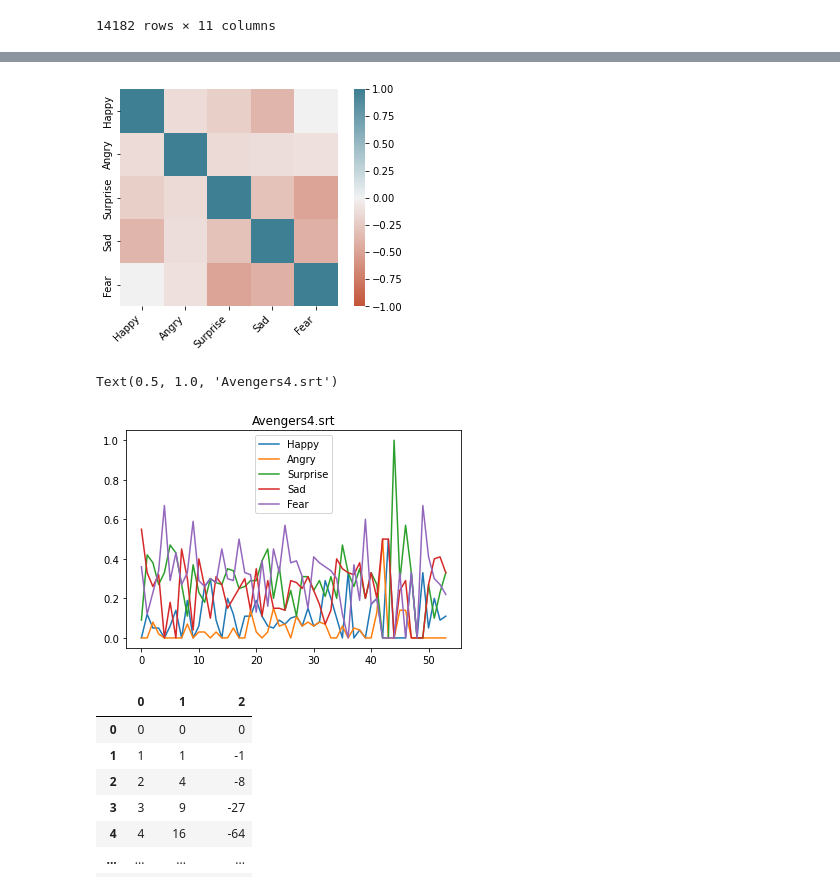
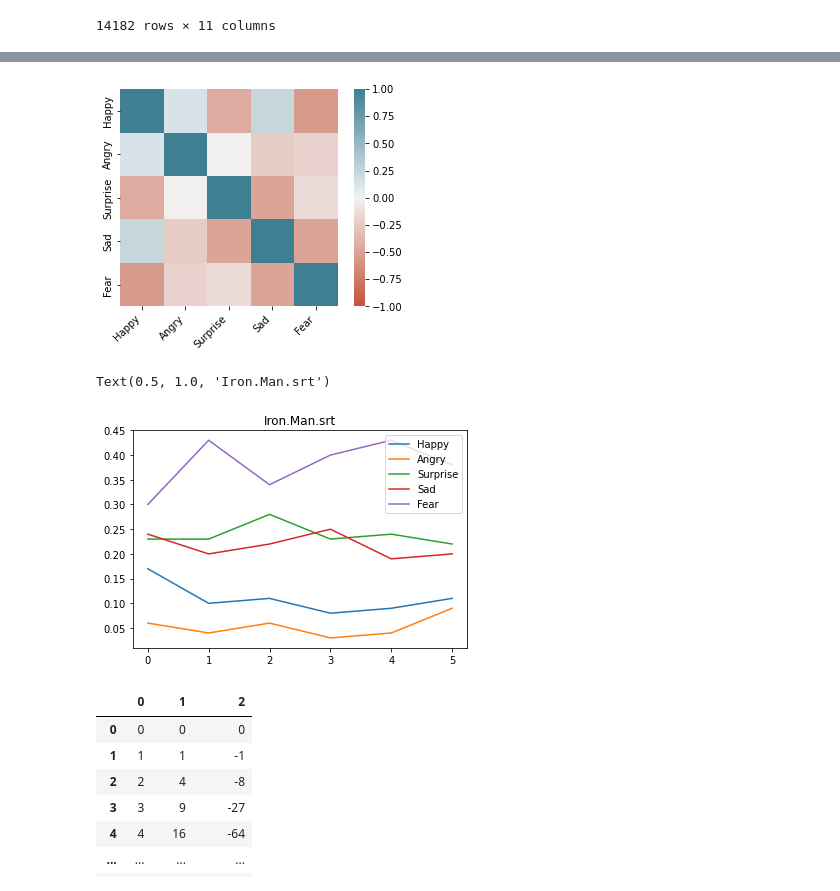
Before and after one commit to srinivasraodaru/Movie-Subtitles-Analysis, a Jupyter notebook: preprocessing.ipynb, the cells around one changed output, grey strips where cells are left out. Drawn from its saved outputs; the diff is of its cells as text; code cells hidden in the pictures.

```diff
--- a/preprocessing.ipynb
+++ b/preprocessing.ipynb
@@ -22,7 +22,7 @@ def fetch_data(subs):
     # Fetch text values from srt file
     text = [subs[i].text for i in range(len(subs))]
     # Fetch time value from srt file
-    start_time = [(subs[i].start.hours, subs[i].start.minutes, subs[i].start.seconds) for i in range(len(subs))]
+    start_time = [(subs[i].start.hours*10000+ subs[i].start.minutes*100+ subs[i].start.seconds) for i in range(len(subs))]
     # Clean the data
     return clean_data(text), start_time
 
@@ -95,28 +95,27 @@ def plot_data(time_split_li, sentiment_polarity, index):
 #     plt.savefig(r'.\Output\OutputImage.png')
 
 emotions = ['Happy', 'Angry', 'Surprise', 'Sad', 'Fear']
-split_mins = 3
 
+n_bins = 50
 
 def getEmotionScore(srtFile):
     subs = load_srt(srtFile)
     # Fetch relevant data from the subtitles
     data, time = fetch_data(subs)
     # Plot the data
-
+    last_time = time[len(time)-1]
+    interval_time = float(last_time)/ n_bins
     a = ''
     emotion_score = defaultdict(list)
     prev = 0
+
     for di,ti in zip(data,time):
         a += di
-        if(ti[1] - prev <0):
-            prev = prev - 60
-        if(ti[1] - prev >= 3):
+        if(ti - prev >= interval_time):
             emotion_list = t2e.get_emotion(a)
             for e in emotions:
                 emotion_score[e] += [emotion_list[e]]
             a = di
-            prev = ti[1]
-
+            prev = ti
     return pd.DataFrame.from_dict(emotion_score)
 # %%
@@ -205,3 +201,4 @@ for f in listdir(mypath):
         plt.plot(em)
         plt.legend(labels = emotions)
         plt.title(f)
+        break
@@ -208,5 +208,5 @@ for f in listdir(mypath):
 # %%
-corr = emotion_dict["Avengers4.srt"].corr()
+corr = emotion_dict["Iron.Man.srt"].corr()
 ax = sns.heatmap(
     corr,
     vmin=-1, vmax=1, center=0,
@@ -219,13 +219,13 @@ ax.set_xticklabels(
     horizontalalignment='right'
 );
 # %% [output]
-[figure, old version]
+[figure, new version]
 # %%
-em = emotion_dict["Avengers4.srt"]
+em = emotion_dict["Iron.Man.srt"]
 plt.figure()
 plt.plot(em)
 plt.legend(labels = emotions)
 plt.title(f)
 # %% [output]
-Text(0.5, 1.0, 'Avengers4.srt')
+Text(0.5, 1.0, 'Iron.Man.srt')
-[figure, old version]
+[figure, new version]
```
Also changed, not shown: parts of 3 cells of this notebook, 2 other files.
